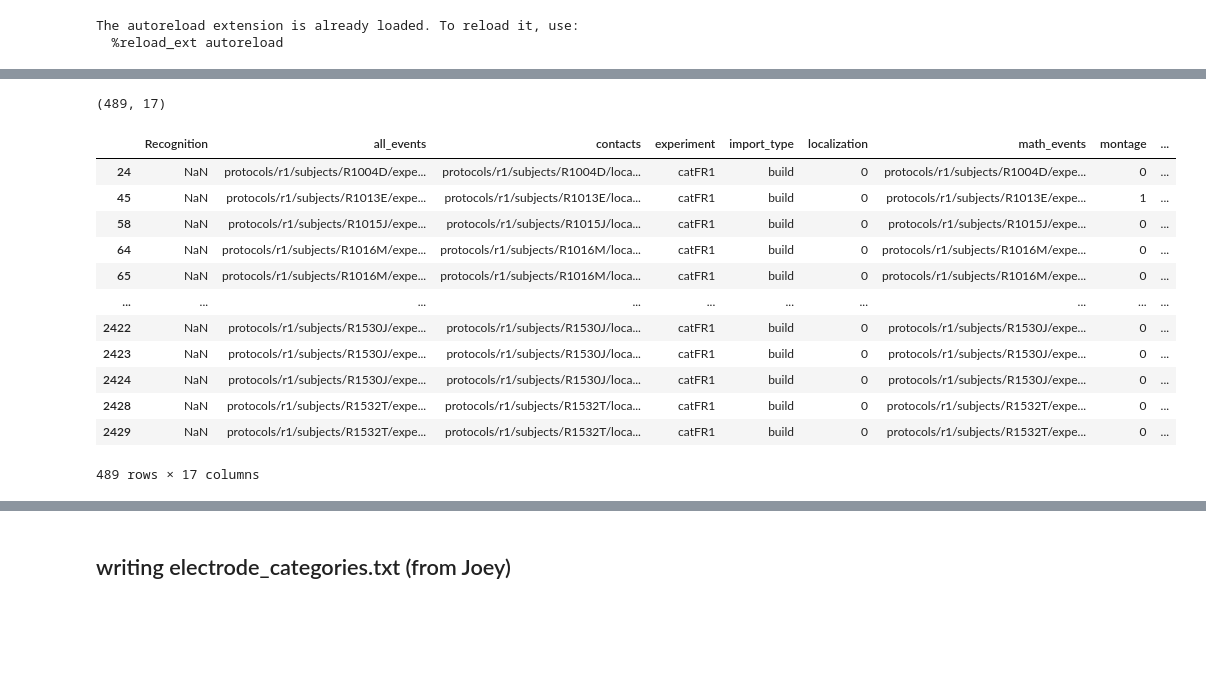
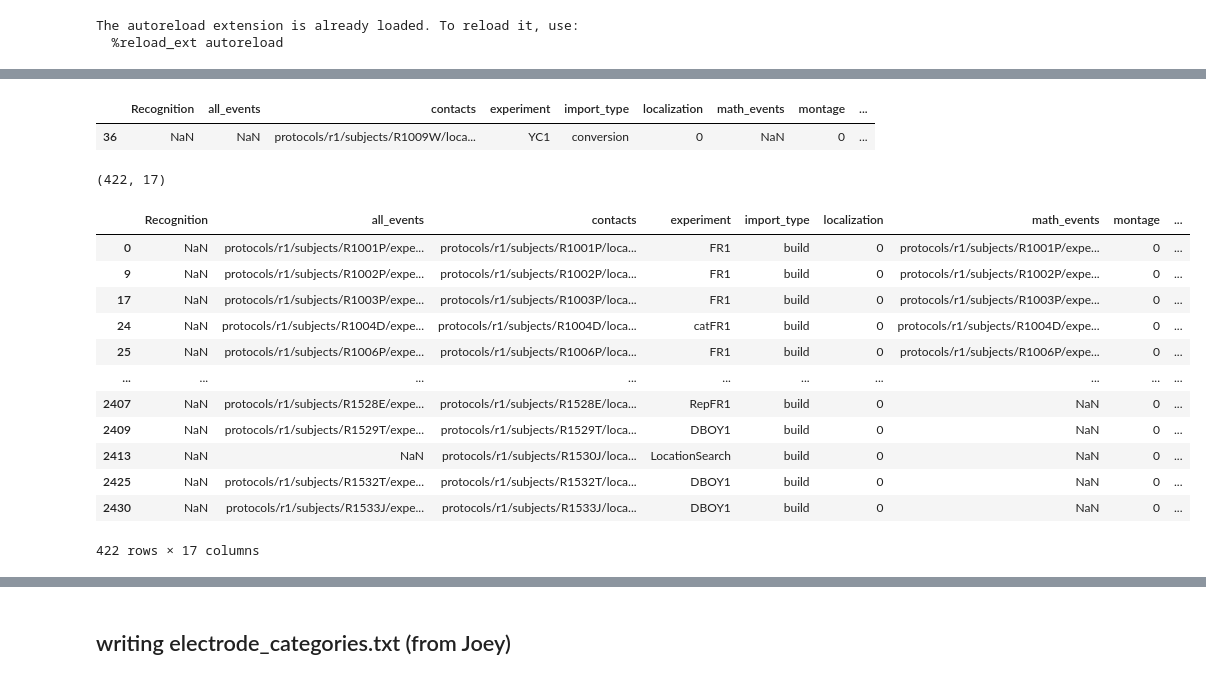
Before and after one commit to jjsakon/SWR, a Jupyter notebook: code/readWriteSOZictal.ipynb, the cells around one changed output, grey strips where cells are left out. Drawn from its saved outputs; the diff is of its cells as text; code cells hidden in the pictures; blank space fills up the shorter version.

Commit message:
2020-01-11 got electrode_categories detector working with MNI/TAL and for all subs  agnostic to experiment

```diff
--- a/code/readWriteSOZictal.ipynb
+++ b/code/readWriteSOZictal.ipynb
@@ -23,7 +23,7 @@ from general import *
 from SWRmodule import *
 
 df = get_data_index("r1") # all RAM subjects
-exp = 'catFR1' # 'FR1' 'catFR1'
+exp = '' # 'FR1' 'catFR1'
 # %% [output]
 The autoreload extension is already loaded. To reload it, use:
   %reload_ext autoreload
@@ -69,53 +30,79 @@ sub_df
+# %%
+# individual subs
+
+subs = ['R1009W']# ['R1084T'] #['R1106M']
+
+sub_df = df[(df.subject.isin(subs))]
+# sub_df = df[(df.subject.isin(subs))  & (df.experiment == exp)] # all sessions for subs
+
+# sub_df = sub_df[0:6]
+sub_df
+# %% [output]
+|  | Recognition | all_events | contacts | experiment | import_type | localization | math_events | montage | ... |
+| 36 | NaN | NaN | protocols/r1/subjects/R1009W/loca... | YC1 | conversion | 0 | NaN | 0 | ... |
 # %%
 # 575 FR sessions. first 18 of don't load so skip those
-exp_df = df[df.experiment==exp]
 if exp == 'FR1':
+    exp_df = df[df.experiment==exp]
     exp_df = exp_df[
                     ((df.subject!='R1015J') | (df.session!=0)) &
                     ((df.subject!='R1063C') | (df.session!=1)) &
                     ((df.subject!='R1093J') | (~df.session.isin([1,2]))) &
                     ((df.subject!='R1100D') | (~df.session.isin([0,1,2]))) &
                     ((df.subject!='R1120E') | (df.session!=0)) &
                     ((df.subject!='R1122E') | (df.session!=2)) &
                     ((df.subject!='R1154D') | (df.session!=0)) &
                     ((df.subject!='R1186P') | (df.session!=0)) &
                     ((df.subject!='R1201P') | (~df.session.isin([0,1]))) &
                     ((df.subject!='R1216E') | (~df.session.isin([0,1,2]))) &
                     ((df.subject!='R1277J') | (df.session!=0)) &
                     ((df.subject!='R1413D') | (df.session!=0)) &
                     ((df.subject!='R1123C') | (df.session!=2)) & # artifacts that bleed through channels (see SWR FR1 prob sessions ppt)
                     ((df.subject!='R1151E') | (~df.session.isin([1,2]))) & # more bleed-through artifacts (see same ppt)
                     ((df.subject!='R1275D') | (df.session!=3))  # 3rd session an actual repeat of 2nd session (Paul should have removed from database by now)
     #                 (df.subject!='R1065J') # sub with 9000 trials
                    ]
-if exp == 'catFR1':
+elif exp == 'catFR1':
+    exp_df = df[df.experiment==exp]
     exp_df = exp_df[
                     ((df.subject!='R1044J') | (df.session!=0)) & # too few trials to do pg pairwise corr
                     ((df.subject!='R1491T') | (~df.session.isin([1,3,5]))) & # too few trials to do pg pairwise corr
                     ((df.subject!='R1486J') | (~df.session.isin([4,5,6,7]))) & # repeated data...will be removed at some point... @@
                     ((df.subject!='R1501J') | (~df.session.isin([0,1,2,3,4,5]))) & # these weren't catFR1 (and they don't load right anyway)
                     ((df.subject!='R1235E') | (df.session!=0)) & # split EEG filenames error...documented on Asana
                     ((df.subject!='R1310J') | (df.session!=1)) & # session 1 is just a repeat of session 0
                     ((df.subject!='R1239E') | (df.session!=0)) # some correlated noise (can see in catFR1 problem sessions ppt)
-    ]
+                   ]
+elif exp == '':
+
+    # if no experiment then just grab first task file for each subject
+
+    unique_subs = np.unique(df.subject)
+    first_sub_session_idxs = []
+    for sb in unique_subs:
+        temp_sub_df = df[(df.subject.isin([sb]))]
+        first_sub_session_idxs.append(temp_sub_df.index[0])
+
+    exp_df = df[(df.index.isin(first_sub_session_idxs))]
+
 exp_df.shape
 # exp_df = exp_df[257:] # for catFR1 this is R1385E-onwwards
 # exp_df = exp_df[472:] # for FR1 this is R1385E-onwwards
 # exp_df[404:413]
 exp_df
 # %% [output]
-(489, 17)
+(422, 17)
 |  | Recognition | all_events | contacts | experiment | import_type | localization | math_events | montage | ... |
+| 0 | NaN | protocols/r1/subjects/R1001P/expe... | protocols/r1/subjects/R1001P/loca... | FR1 | build | 0 | protocols/r1/subjects/R1001P/expe... | 0 | ... |
+| 9 | NaN | protocols/r1/subjects/R1002P/expe... | protocols/r1/subjects/R1002P/loca... | FR1 | build | 0 | protocols/r1/subjects/R1002P/expe... | 0 | ... |
+| 17 | NaN | protocols/r1/subjects/R1003P/expe... | protocols/r1/subjects/R1003P/loca... | FR1 | build | 0 | protocols/r1/subjects/R1003P/expe... | 0 | ... |
 | 24 | NaN | protocols/r1/subjects/R1004D/expe... | protocols/r1/subjects/R1004D/loca... | catFR1 | build | 0 | protocols/r1/subjects/R1004D/expe... | 0 | ... |
-| 45 | NaN | protocols/r1/subjects/R1013E/expe... | protocols/r1/subjects/R1013E/loca... | catFR1 | build | 0 | protocols/r1/subjects/R1013E/expe... | 1 | ... |
-| 58 | NaN | protocols/r1/subjects/R1015J/expe... | protocols/r1/subjects/R1015J/loca... | catFR1 | build | 0 | protocols/r1/subjects/R1015J/expe... | 0 | ... |
-| 64 | NaN | protocols/r1/subjects/R1016M/expe... | protocols/r1/subjects/R1016M/loca... | catFR1 | build | 0 | protocols/r1/subjects/R1016M/expe... | 0 | ... |
-| 65 | NaN | protocols/r1/subjects/R1016M/expe... | protocols/r1/subjects/R1016M/loca... | catFR1 | build | 0 | protocols/r1/subjects/R1016M/expe... | 0 | ... |
+| 25 | NaN | protocols/r1/subjects/R1006P/expe... | protocols/r1/subjects/R1006P/loca... | FR1 | build | 0 | protocols/r1/subjects/R1006P/expe... | 0 | ... |
 | ... | ... | ... | ... | ... | ... | ... | ... | ... | ... |
-| 2422 | NaN | protocols/r1/subjects/R1530J/expe... | protocols/r1/subjects/R1530J/loca... | catFR1 | build | 0 | protocols/r1/subjects/R1530J/expe... | 0 | ... |
-| 2423 | NaN | protocols/r1/subjects/R1530J/expe... | protocols/r1/subjects/R1530J/loca... | catFR1 | build | 0 | protocols/r1/subjects/R1530J/expe... | 0 | ... |
-| 2424 | NaN | protocols/r1/subjects/R1530J/expe... | protocols/r1/subjects/R1530J/loca... | catFR1 | build | 0 | protocols/r1/subjects/R1530J/expe... | 0 | ... |
-| 2428 | NaN | protocols/r1/subjects/R1532T/expe... | protocols/r1/subjects/R1532T/loca... | catFR1 | build | 0 | protocols/r1/subjects/R1532T/expe... | 0 | ... |
-| 2429 | NaN | protocols/r1/subjects/R1532T/expe... | protocols/r1/subjects/R1532T/loca... | catFR1 | build | 0 | protocols/r1/subjects/R1532T/expe... | 0 | ... |
+| 2407 | NaN | protocols/r1/subjects/R1528E/expe... | protocols/r1/subjects/R1528E/loca... | RepFR1 | build | 0 | NaN | 0 | ... |
+| 2409 | NaN | protocols/r1/subjects/R1529T/expe... | protocols/r1/subjects/R1529T/loca... | DBOY1 | build | 0 | NaN | 0 | ... |
+| 2413 | NaN | NaN | protocols/r1/subjects/R1530J/loca... | LocationSearch | build | 0 | NaN | 0 | ... |
+| 2425 | NaN | protocols/r1/subjects/R1532T/expe... | protocols/r1/subjects/R1532T/loca... | DBOY1 | build | 0 | NaN | 0 | ... |
+| 2430 | NaN | protocols/r1/subjects/R1533J/expe... | protocols/r1/subjects/R1533J/loca... | DBOY1 | build | 0 | NaN | 0 | ... |
-489 rows × 17 columns
+422 rows × 17 columns
 # %%
```
Also changed, not shown: parts of 3 cells of this notebook, 2 other files.
